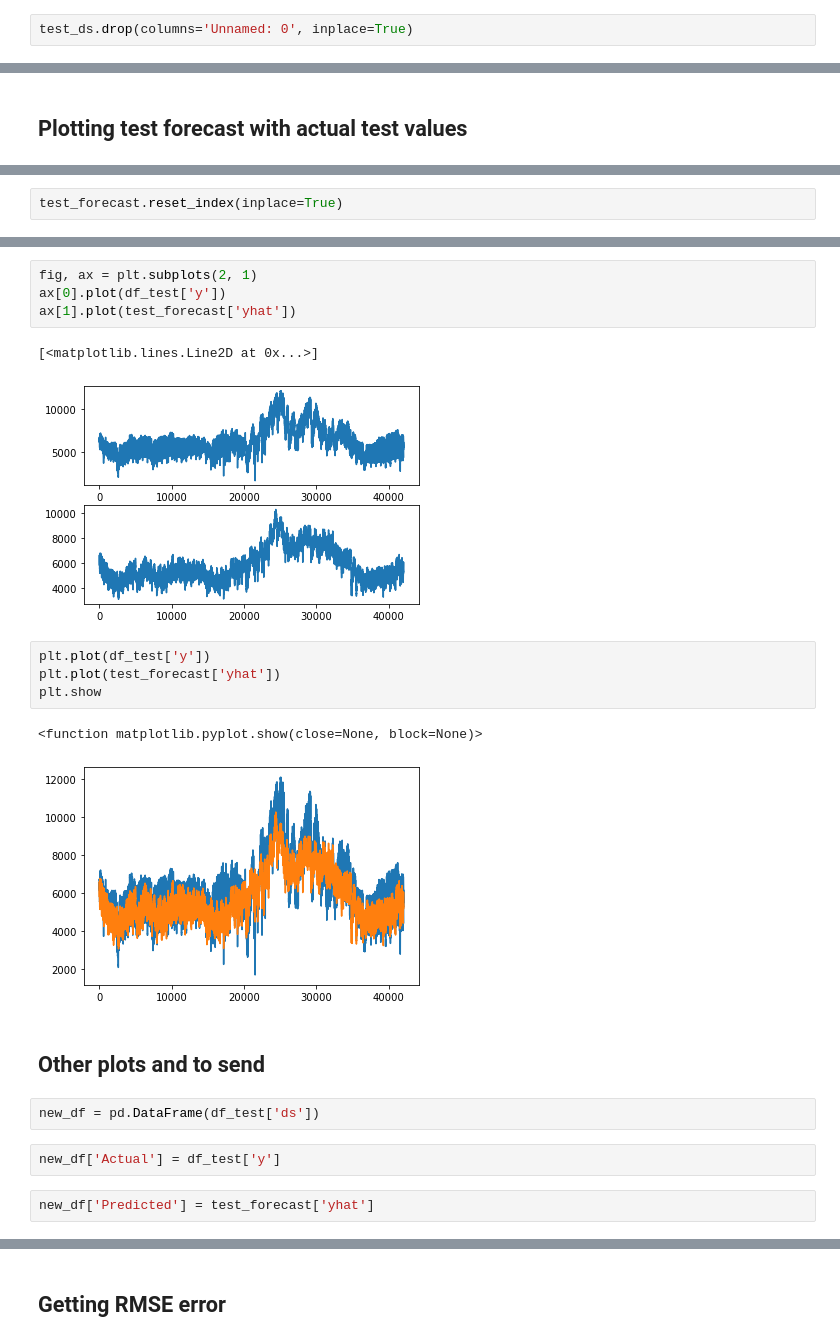
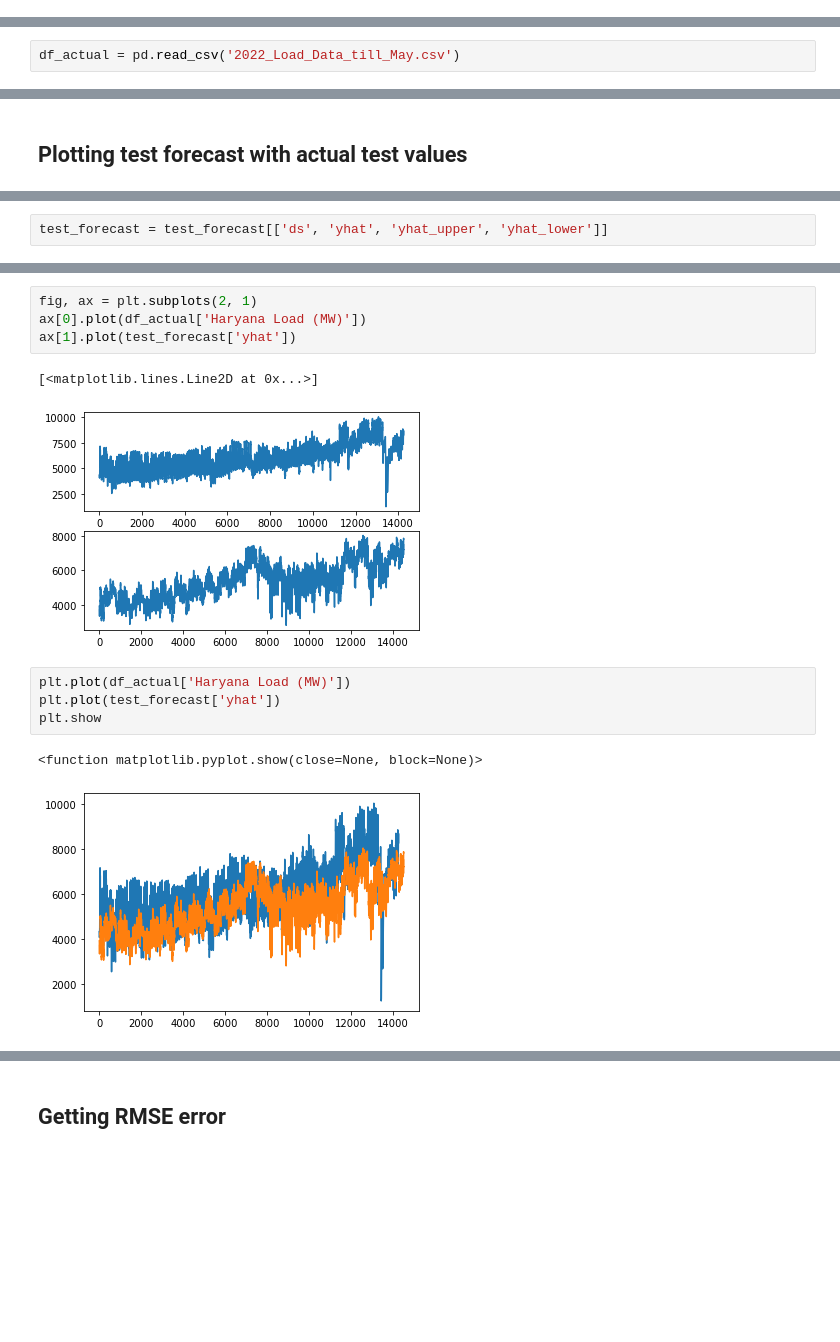
Before and after one commit to manansheel1991/Load_Forecasting_based_on_Weather_Data_and_Calendar_features, a Jupyter notebook: Working_with_Future_Data/Model trained on 2021 data Load Forecasting using Fbprophet (Advanced) Multivariate model.ipynb, the cells around one changed output, grey strips where cells are left out. Cells and saved outputs as stored; diff of their text form; blank space fills up the shorter version.

```diff
--- a/Working_with_Future_Data/Model trained on 2021 data Load Forecasting using Fbprophet (Advanced) Multivariate model.ipynb
+++ b/Working_with_Future_Data/Model trained on 2021 data Load Forecasting using Fbprophet (Advanced) Multivariate model.ipynb
@@ -298,2 +346,0 @@ test_ds.rename(columns={'Date': 'ds'}, inplace=True)
-# %%
-test_ds.drop(columns='Unnamed: 0', inplace=True)
@@ -347,0 +399,2 @@ test_forecast.to_csv('Predictions_on_future_data_by_2021_model.csv')
+# %%
+df_actual = pd.read_csv('2022_Load_Data_till_May.csv')
@@ -372,2 +440,0 @@ df_test
-# %%
-test_forecast.reset_index(inplace=True)
@@ -392,3 +441,5 @@ df_test
+# %%
+test_forecast = test_forecast[['ds', 'yhat', 'yhat_upper', 'yhat_lower']]
 # %%
 test_forecast
 # %% [output]
@@ -440,22 +459,14 @@ test_forecast
 # %%
 fig, ax = plt.subplots(2, 1)
-ax[0].plot(df_test['y'])
+ax[0].plot(df_actual['Haryana Load (MW)'])
 ax[1].plot(test_forecast['yhat'])
 # %% [output]
 [<matplotlib.lines.Line2D at 0x...>]
-[figure, old version]
+[figure, new version]
 # %%
-plt.plot(df_test['y'])
+plt.plot(df_actual['Haryana Load (MW)'])
 plt.plot(test_forecast['yhat'])
 plt.show
 # %% [output]
 <function matplotlib.pyplot.show(close=None, block=None)>
-[figure, old version]
+[figure, new version]
-# %% [markdown]
-## Other plots and to send
-# %%
-new_df = pd.DataFrame(df_test['ds'])
-# %%
-new_df['Actual'] = df_test['y']
-# %%
-new_df['Predicted'] = test_forecast['yhat']
```
Also changed, not shown: parts of 104 cells of this notebook.
